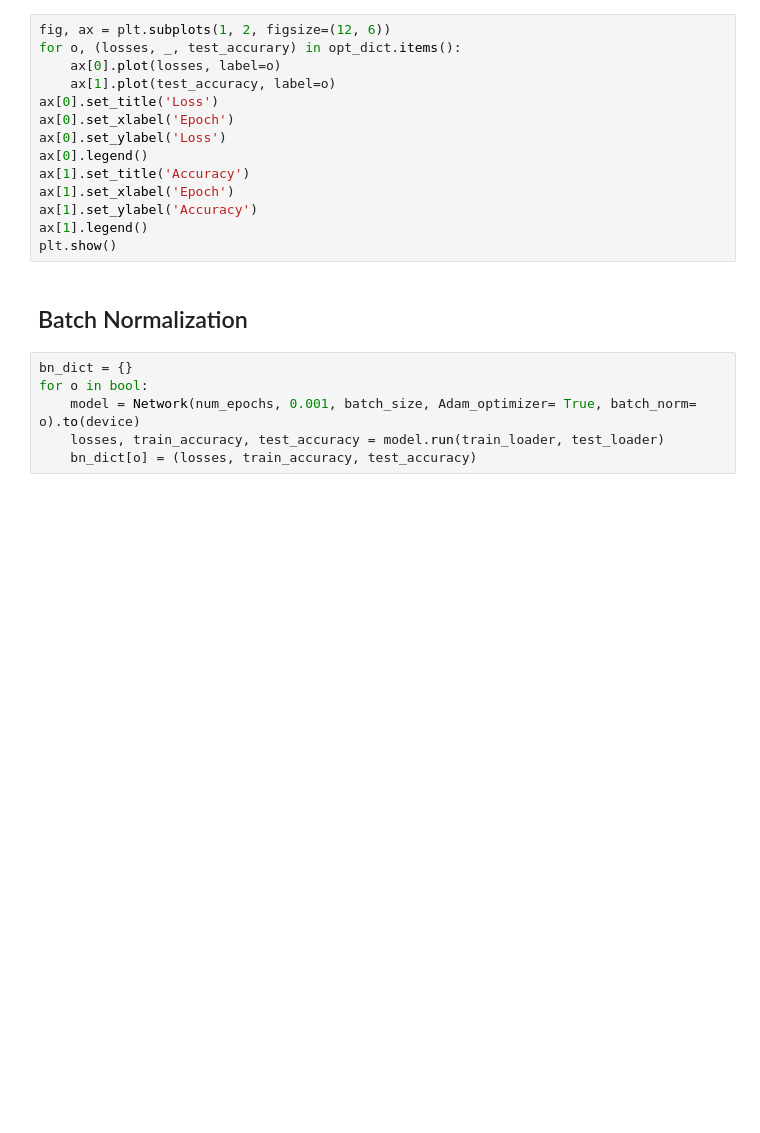
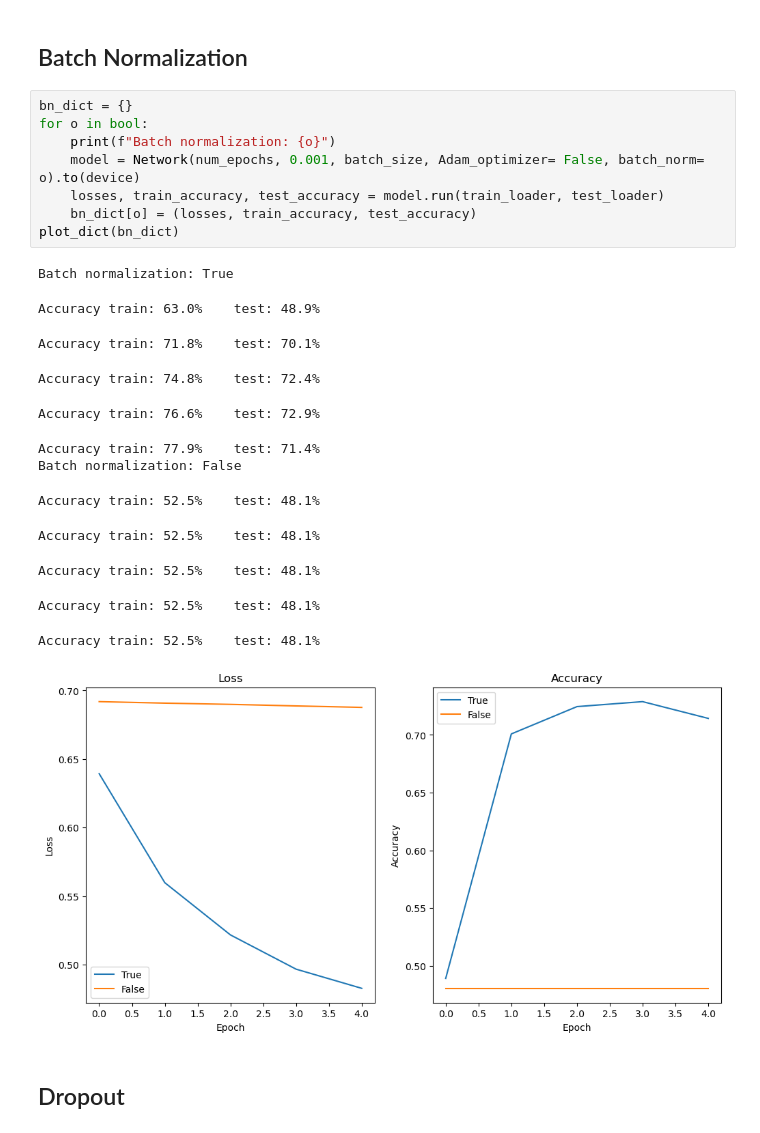
Before and after one commit to GermanButtiero/hotdogs, a Jupyter notebook: IDLCV_Exercise_1_4_hotdog.ipynb, the cells around one changed output. Cells and saved outputs as stored; diff of their text form; blank space fills up the shorter version.

```diff
--- a/IDLCV_Exercise_1_4_hotdog.ipynb
+++ b/IDLCV_Exercise_1_4_hotdog.ipynb
@@ -496,22 +427,26 @@ for o in bool:
-# %%
-fig, ax = plt.subplots(1, 2, figsize=(12, 6))
-for o, (losses, _, test_accurary) in opt_dict.items():
-    ax[0].plot(losses, label=o)
-    ax[1].plot(test_accuracy, label=o)
-ax[0].set_title('Loss')
-ax[0].set_xlabel('Epoch')
-ax[0].set_ylabel('Loss')
-ax[0].legend()
-ax[1].set_title('Accuracy')
-ax[1].set_xlabel('Epoch')
-ax[1].set_ylabel('Accuracy')
-ax[1].legend()
-plt.show()
 # %% [markdown]
 ## Batch Normalization
 # %%
 bn_dict = {}
 for o in bool:
-    model = Network(num_epochs, 0.001, batch_size, Adam_optimizer= True, batch_norm= o).to(device)
+    print(f"Batch normalization: {o}")
+    model = Network(num_epochs, 0.001, batch_size, Adam_optimizer= False, batch_norm= o).to(device)
     losses, train_accuracy, test_accuracy = model.run(train_loader, test_loader)
     bn_dict[o] = (losses, train_accuracy, test_accuracy)
+plot_dict(bn_dict)
+# %% [output]
+Batch normalization: True
+Accuracy train: 63.0%    test: 48.9%
+Accuracy train: 71.8%    test: 70.1%
+Accuracy train: 74.8%    test: 72.4%
+Accuracy train: 76.6%    test: 72.9%
+Accuracy train: 77.9%    test: 71.4%
+Batch normalization: False
+Accuracy train: 52.5%    test: 48.1%
+Accuracy train: 52.5%    test: 48.1%
+Accuracy train: 52.5%    test: 48.1%
+Accuracy train: 52.5%    test: 48.1%
+Accuracy train: 52.5%    test: 48.1%
+[figure, added]
+# %% [markdown]
+## Dropout
```
Also changed, not shown: parts of 26 cells of this notebook.
